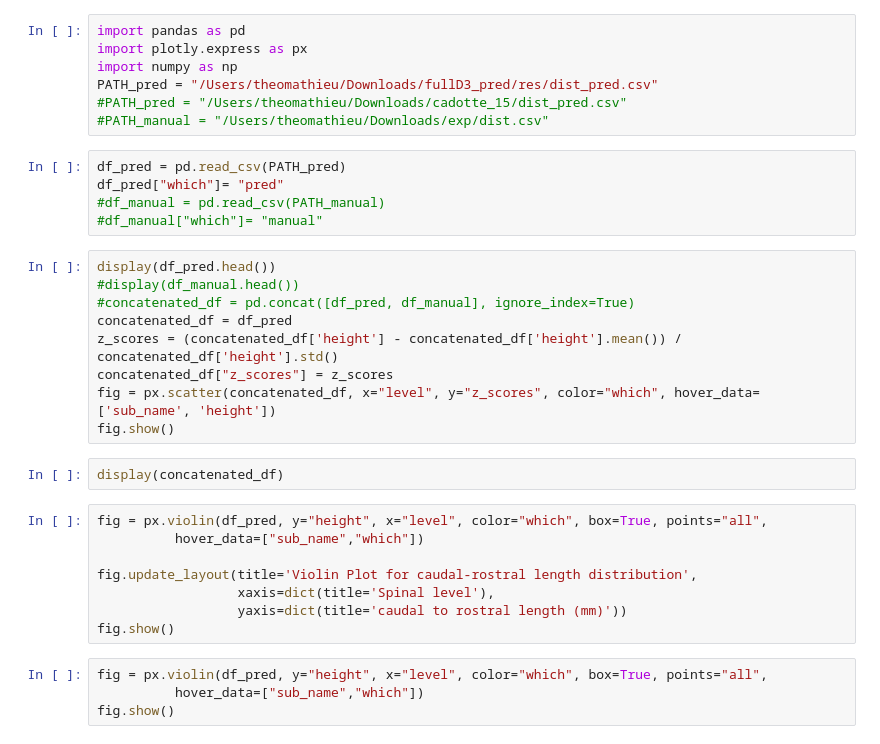
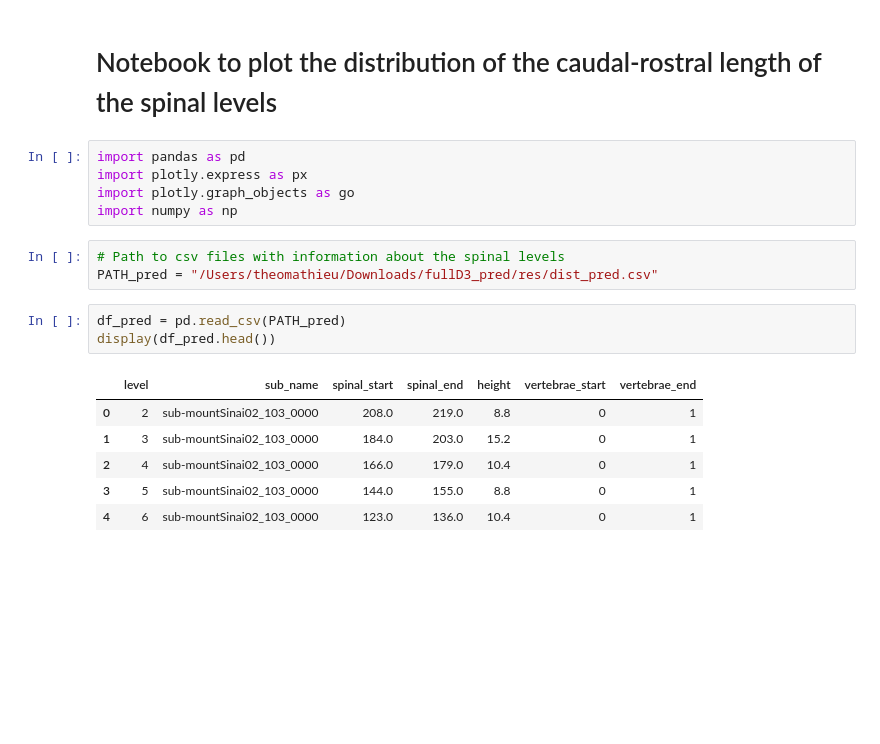
Before and after one commit to ivadomed/model-spinal-rootlets, a Jupyter notebook: utilities/plot_distance.ipynb, the cells around one changed output. Drawn from its saved outputs; the diff is of its cells as text; blank space fills up the shorter version.

```diff
--- a/utilities/plot_distance.ipynb
+++ b/utilities/plot_distance.ipynb
@@ -1,35 +1,20 @@
+# %% [markdown]
+# Notebook to plot the distribution of the caudal-rostral length of the spinal levels
 # %%
 import pandas as pd
 import plotly.express as px
+import plotly.graph_objects as go
 import numpy as np
-PATH_pred = "/Users/theomathieu/Downloads/fullD3_pred/res/dist_pred.csv"
-#PATH_pred = "/Users/theomathieu/Downloads/cadotte_15/dist_pred.csv"
-#PATH_manual = "/Users/theomathieu/Downloads/exp/dist.csv"
+# %%
+# Path to csv files with information about the spinal levels
+PATH_pred = "/Users/theomathieu/Downloads/fullD3_pred/res/dist_pred.csv"
 # %%
 df_pred = pd.read_csv(PATH_pred)
-df_pred["which"]= "pred"
-#df_manual = pd.read_csv(PATH_manual)
-#df_manual["which"]= "manual"
+display(df_pred.head())
+# %% [output]
+|  | level | sub_name | spinal_start | spinal_end | height | vertebrae_start | vertebrae_end |
+| 0 | 2 | sub-mountSinai02_103_0000 | 208.0 | 219.0 | 8.8 | 0 | 1 |
+| 1 | 3 | sub-mountSinai02_103_0000 | 184.0 | 203.0 | 15.2 | 0 | 1 |
+| 2 | 4 | sub-mountSinai02_103_0000 | 166.0 | 179.0 | 10.4 | 0 | 1 |
+| 3 | 5 | sub-mountSinai02_103_0000 | 144.0 | 155.0 | 8.8 | 0 | 1 |
+| 4 | 6 | sub-mountSinai02_103_0000 | 123.0 | 136.0 | 10.4 | 0 | 1 |
-# %%
-display(df_pred.head())
-#display(df_manual.head())
-#concatenated_df = pd.concat([df_pred, df_manual], ignore_index=True)
-concatenated_df = df_pred
-z_scores = (concatenated_df['height'] - concatenated_df['height'].mean()) / concatenated_df['height'].std()
-concatenated_df["z_scores"] = z_scores
-fig = px.scatter(concatenated_df, x="level", y="z_scores", color="which", hover_data=['sub_name', 'height'])
-fig.show()
-# %%
-display(concatenated_df)
-# %%
-fig = px.violin(df_pred, y="height", x="level", color="which", box=True, points="all",
-          hover_data=["sub_name","which"])
-
-fig.update_layout(title='Violin Plot for caudal-rostral length distribution',
-                  xaxis=dict(title='Spinal level'),
-                  yaxis=dict(title='caudal to rostral length (mm)'))
-fig.show()
-# %%
-fig = px.violin(df_pred, y="height", x="level", color="which", box=True, points="all",
-          hover_data=["sub_name","which"])
-fig.show()
```
Also changed, not shown: parts of 13 cells of this notebook, 2 other files.
